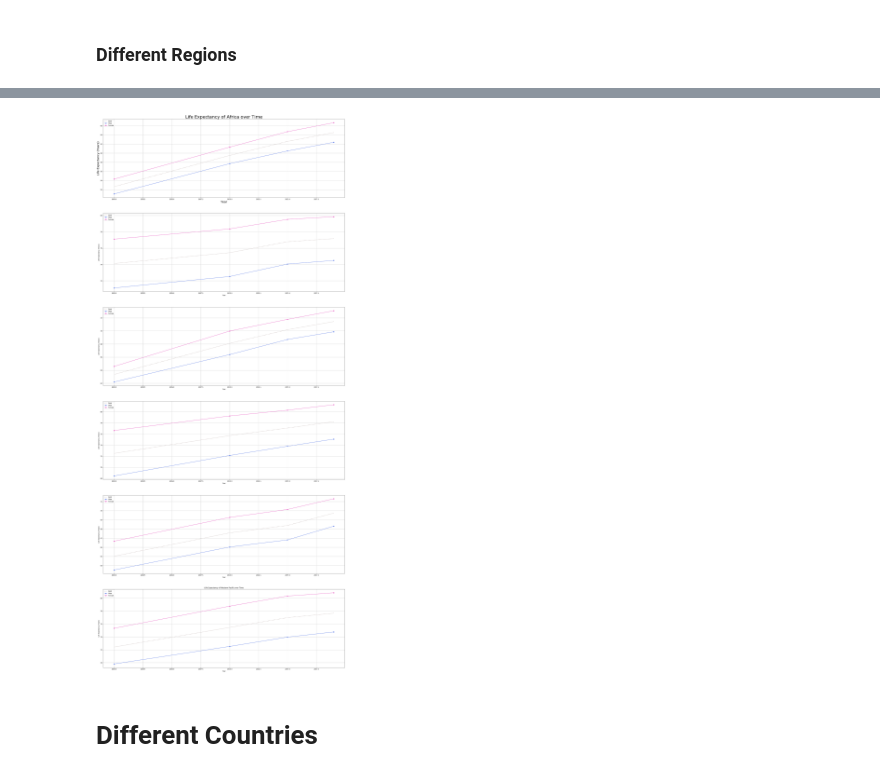
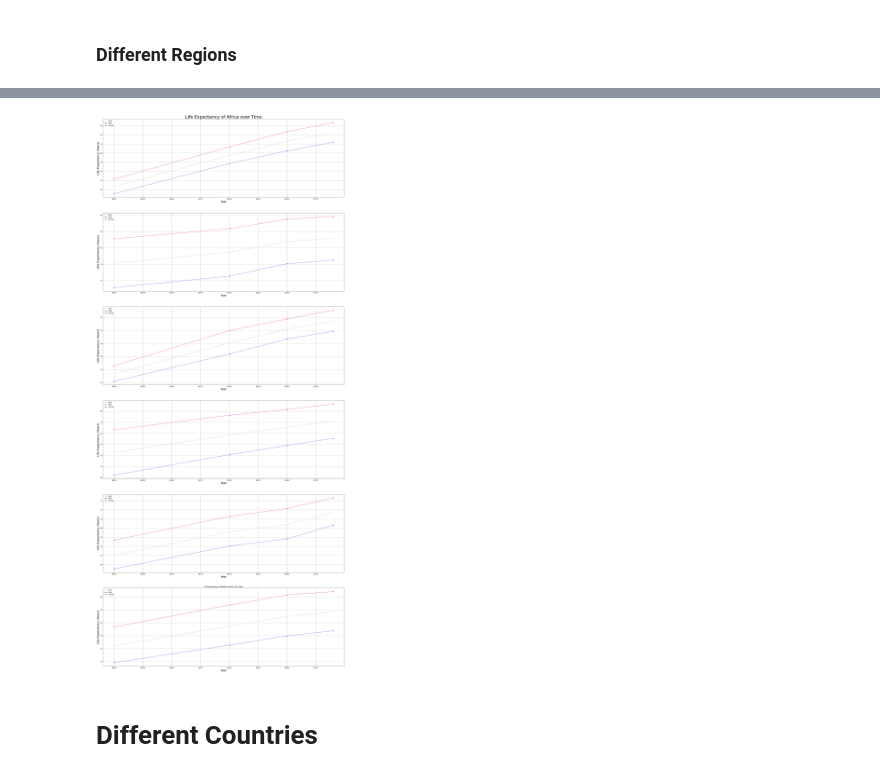
Before and after one commit to omshivam2323/Data-Analystics-on-Life-Expectancy-in-Human, a Jupyter notebook: data-visualization-life-expectancy.ipynb, the cells around one changed output, grey strips where cells are left out. Saved outputs shown, nothing was run; the diff lists cells and outputs as text; code cells hidden in the pictures.

```diff
--- a/data-visualization-life-expectancy.ipynb
+++ b/data-visualization-life-expectancy.ipynb
@@ -272,8 +247,8 @@ plt.grid(True)
 
 
 ax2 = plt.subplot2grid((6, 1),(1,0), rowspan=1, colspan=1)
-plt.xlabel("Year")
-plt.ylabel("Life Expectancy (Years)")
+plt.xlabel("Year",size=20)
+plt.ylabel("Life Expectancy (Years)",size=20)
 # plt.title("Life Expectancy of America over Time")
 ax2.plot(AmericaDataBoth['Period'], AmericaDataBoth['First Tooltip'],linestyle = "--", color = '#c2b4b2', label='Both')
 ax2.plot(AmericaDataMan['Period'], AmericaDataMan['First Tooltip'], marker='o', color = '#5073e6', label = 'Male')
@@ -283,8 +258,8 @@ plt.grid(True)
 
 
 ax3 = plt.subplot2grid((6,1),(2,0), rowspan=1, colspan=1)
-plt.xlabel("Year")
-plt.ylabel("Life Expectancy (Years)")
+plt.xlabel("Year",size=20)
+plt.ylabel("Life Expectancy (Years)",size=20)
 # plt.title("Life Expectancy of South-East Asia over Time")
 ax3.plot(SEDataBoth['Period'], SEDataBoth['First Tooltip'],linestyle = "--", color = '#c2b4b2', label='Both')
 ax3.plot(SEDataMan['Period'], SEDataMan['First Tooltip'], marker='o', color = '#5073e6', label = 'Male')
@@ -295,40 +270,40 @@ plt.grid(True)
 
 
 ax4 = plt.subplot2grid((6,1),(3,0), rowspan=1, colspan=1)
-plt.xlabel("Year")
-plt.ylabel("Life Expectancy (Years)")
+plt.xlabel("Year",size=20)
+plt.ylabel("Life Expectancy (Years)",size=20)
 # plt.title("Life Expectancy of Europe over Time")
 ax4.plot(EUDataBoth['Period'], EUDataBoth['First Tooltip'],linestyle = "--", color = '#c2b4b2', label='Both')
 ax4.plot(EUDataMan['Period'], EUDataMan['First Tooltip'], marker='o', color = '#5073e6', label = 'Male')
 ax4.plot(EUDataWoman['Period'], EUDataWoman['First Tooltip'], marker='o', color = '#e650be', label = 'Female')
 plt.legend()
 plt.grid(True)
 
 
 ax5 = plt.subplot2grid((6,1),(4,0), rowspan=1, colspan=1)
-plt.xlabel("Year")
-plt.ylabel("Life Expectancy (Years)")
+plt.xlabel("Year",size=20)
+plt.ylabel("Life Expectancy (Years)",size=20)
 # plt.title("Life Expectancy of Eastern Mediterranean over Time")
 ax5.plot(EMDataBoth['Period'], EMDataBoth['First Tooltip'],linestyle = "--", color = '#c2b4b2', label='Both')
 ax5.plot(EMDataMan['Period'], EMDataMan['First Tooltip'], marker='o', color = '#5073e6', label = 'Male')
 ax5.plot(EMDataWoman['Period'], EMDataWoman['First Tooltip'], marker='o', color = '#e650be', label = 'Female')
 plt.legend()
 plt.grid(True)
 
 
 ax6 = plt.subplot2grid((6,1),(5,0), rowspan=1, colspan=1)
-plt.xlabel("Year")
-plt.ylabel("Life Expectancy (Years)")
+plt.xlabel("Year",size=20)
+plt.ylabel("Life Expectancy (Years)",size=20)
 plt.title("Life Expectancy of Western Pacific over Time")
 ax6.plot(WPDataBoth['Period'], WPDataBoth['First Tooltip'],linestyle = "--", color = '#c2b4b2', label='Both')
 ax6.plot(WPDataMan['Period'], WPDataMan['First Tooltip'], marker='o', color = '#5073e6', label = 'Male')
 ax6.plot(WPDataWoman['Period'], WPDataWoman['First Tooltip'], marker='o', color = '#e650be', label = 'Female')
 plt.legend()
 plt.grid(True)
 
 plt.show()
 # %% [output]
-[figure, old version]
+[figure, new version]
 # %% [markdown]
 # Different Countries
 # %%
```
Also changed, not shown: parts of 13 cells of this notebook, 6 other files.
